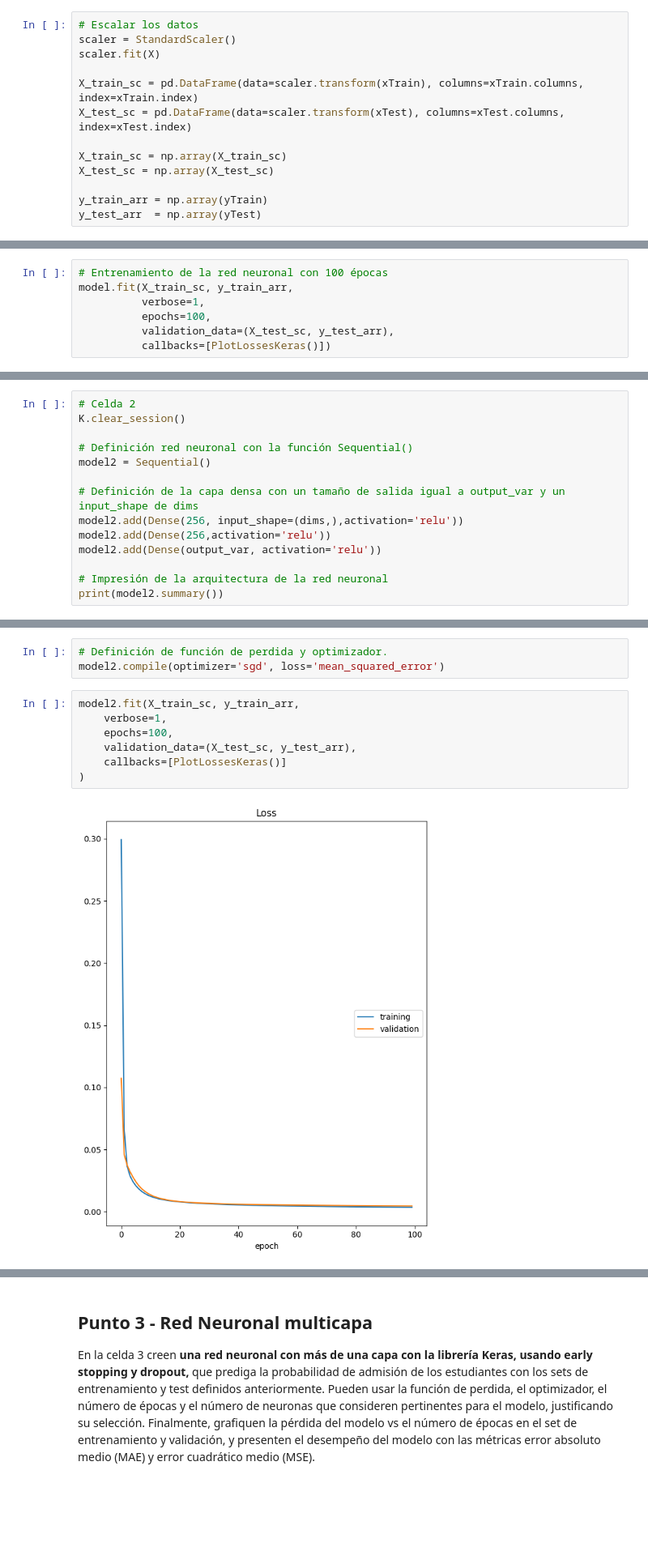
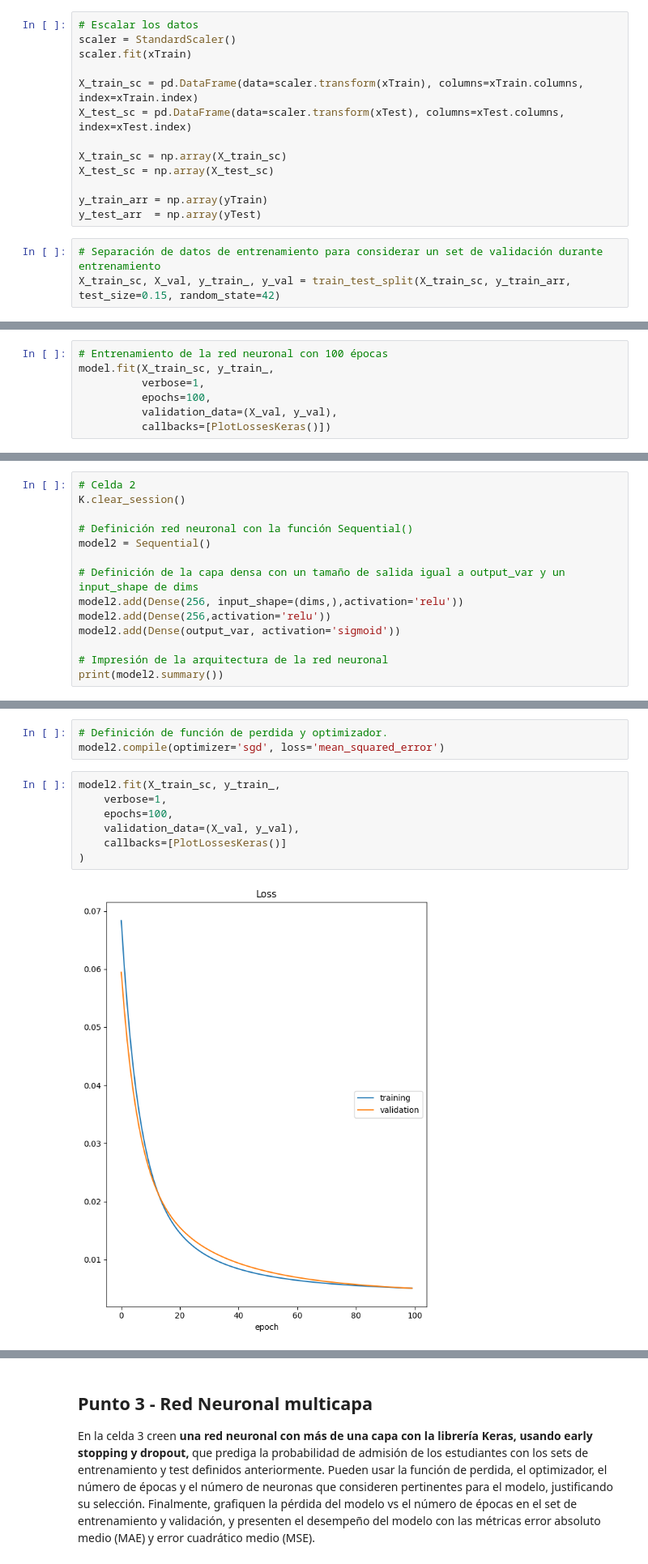
Before and after one commit to jairocruzhdez/MIAD_ML_NLP_JC, a Jupyter notebook: Semana 6/S6TC1-Redes_Neuronales.ipynb, the cells around one changed output, grey strips where cells are left out. Shown at 81% size. Saved outputs shown, nothing was run; the diff lists cells and outputs as text; blank space fills up the shorter version.

```diff
--- a/Semana 6/S6TC1-Redes_Neuronales.ipynb
+++ b/Semana 6/S6TC1-Redes_Neuronales.ipynb
@@ -67,7 +67,7 @@ from livelossplot import PlotLossesKeras
 # %%
 # Escalar los datos
 scaler = StandardScaler()
-scaler.fit(X)
+scaler.fit(xTrain)
 
 X_train_sc = pd.DataFrame(data=scaler.transform(xTrain), columns=xTrain.columns, index=xTrain.index)
 X_test_sc = pd.DataFrame(data=scaler.transform(xTest), columns=xTest.columns, index=xTest.index)
@@ -77,6 +77,9 @@ X_test_sc = np.array(X_test_sc)
 
 y_train_arr = np.array(yTrain)
 y_test_arr  = np.array(yTest)
+# %%
+# Separación de datos de entrenamiento para considerar un set de validación durante entrenamiento
+X_train_sc, X_val, y_train_, y_val = train_test_split(X_train_sc, y_train_arr, test_size=0.15, random_state=42)
 # %%
 # Definición de dimensiones de entrada y salida
 dims = X_train_sc.shape[1]
@@ -111,10 +114,10 @@ None
 model.compile(optimizer='sgd', loss='mean_squared_error')
 # %%
 # Entrenamiento de la red neuronal con 100 épocas
-model.fit(X_train_sc, y_train_arr,
+model.fit(X_train_sc, y_train_,
           verbose=1,
           epochs=100,
-          validation_data=(X_test_sc, y_test_arr),
+          validation_data=(X_val, y_val),
           callbacks=[PlotLossesKeras()])
 # %% [output]
 [figure]
@@ -157,7 +160,7 @@ model2 = Sequential()
 # Definición de la capa densa con un tamaño de salida igual a output_var y un input_shape de dims
 model2.add(Dense(256, input_shape=(dims,),activation='relu'))
 model2.add(Dense(256,activation='relu'))
-model2.add(Dense(output_var, activation='relu'))
+model2.add(Dense(output_var, activation='sigmoid'))
 
 # Impresión de la arquitectura de la red neuronal
 print(model2.summary())
@@ -180,12 +183,12 @@ None
 # Definición de función de perdida y optimizador.
 model2.compile(optimizer='sgd', loss='mean_squared_error')
 # %%
-model2.fit(X_train_sc, y_train_arr,
+model2.fit(X_train_sc, y_train_,
     verbose=1,
     epochs=100,
-    validation_data=(X_test_sc, y_test_arr),
+    validation_data=(X_val, y_val),
     callbacks=[PlotLossesKeras()]
 )
 # %% [output]
-[figure, old version]
+[figure, new version]
 Loss
```
Also changed, not shown: parts of 9 cells of this notebook.
